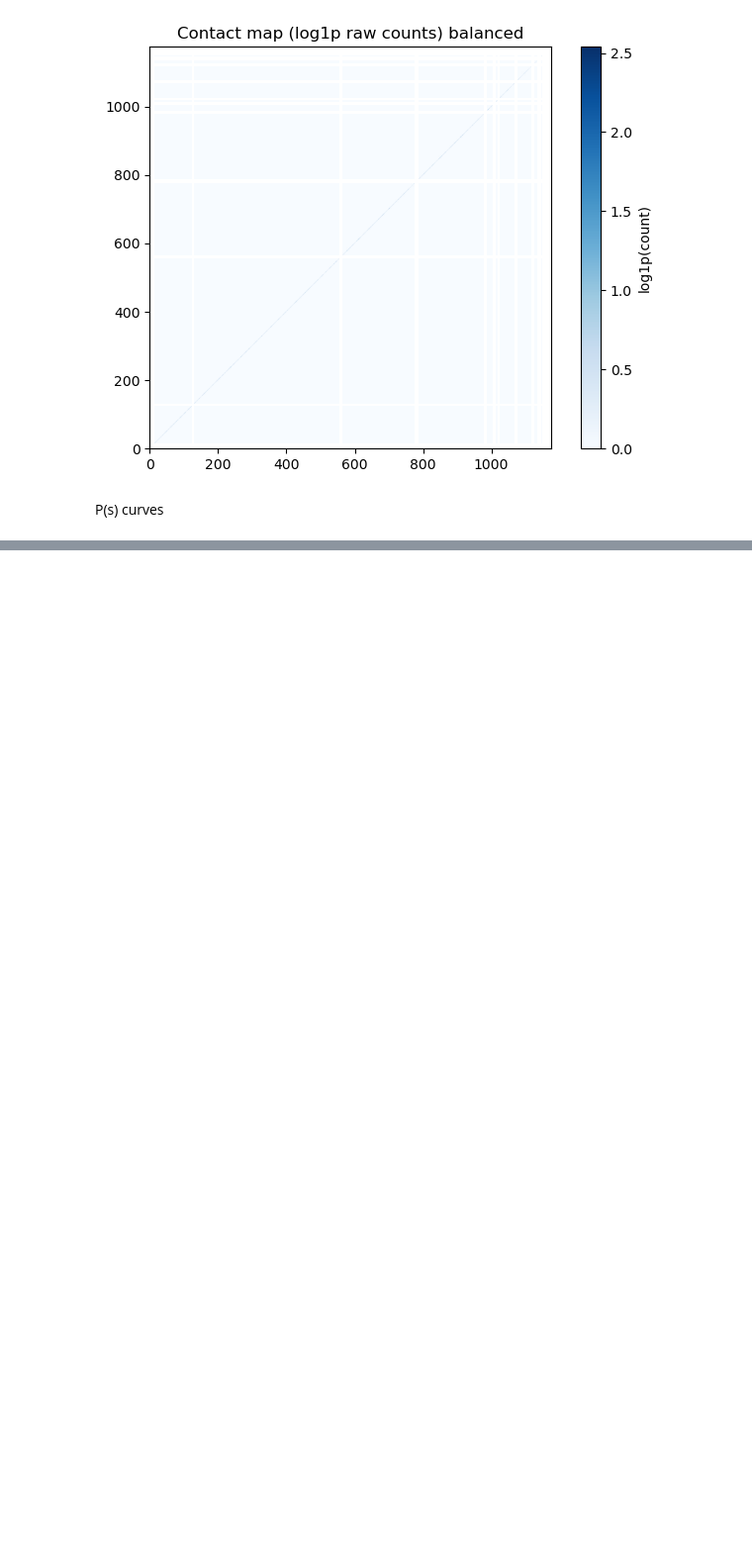
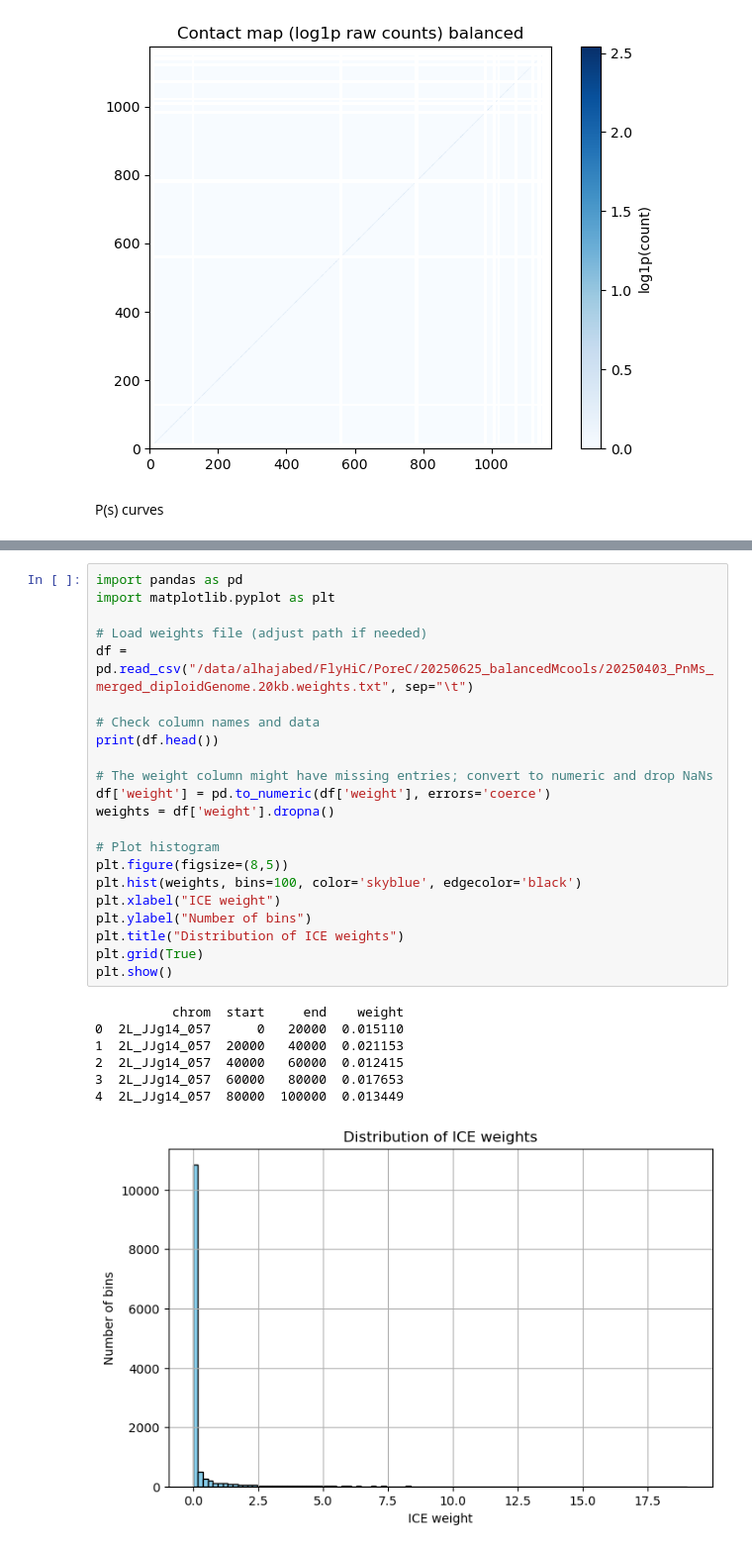
Before and after one commit to gerikson/20250625_PoreC_Jumana, a Jupyter notebook: 20250702_balancingCoolers.ipynb, the cells around one changed output, grey strips where cells are left out. Shown at 99% size. Cells and saved outputs as stored; diff of their text form; blank space fills up the shorter version.

```diff
--- a/20250702_balancingCoolers.ipynb
+++ b/20250702_balancingCoolers.ipynb
@@ -350,0 +372,30 @@ See the caveats in the documentation: https://pandas.pydata.org/pandas-docs/stab
+# %%
+import pandas as pd
+import matplotlib.pyplot as plt
+
+# Load weights file (adjust path if needed)
+df = pd.read_csv("/data/alhajabed/FlyHiC/PoreC/20250625_balancedMcools/20250403_PnMs_merged_diploidGenome.20kb.weights.txt", sep="\t")
+
+# Check column names and data
+print(df.head())
+
+# The weight column might have missing entries; convert to numeric and drop NaNs
+df['weight'] = pd.to_numeric(df['weight'], errors='coerce')
+weights = df['weight'].dropna()
+
+# Plot histogram
+plt.figure(figsize=(8,5))
+plt.hist(weights, bins=100, color='skyblue', edgecolor='black')
+plt.xlabel("ICE weight")
+plt.ylabel("Number of bins")
+plt.title("Distribution of ICE weights")
+plt.grid(True)
+plt.show()
+# %% [output]
+          chrom  start     end    weight
+0  2L_JJg14_057      0   20000  0.015110
+1  2L_JJg14_057  20000   40000  0.021153
+2  2L_JJg14_057  40000   60000  0.012415
+3  2L_JJg14_057  60000   80000  0.017653
+4  2L_JJg14_057  80000  100000  0.013449
+[figure, added]
```
Also changed, not shown: parts of 12 cells of this notebook, 2 other files.
